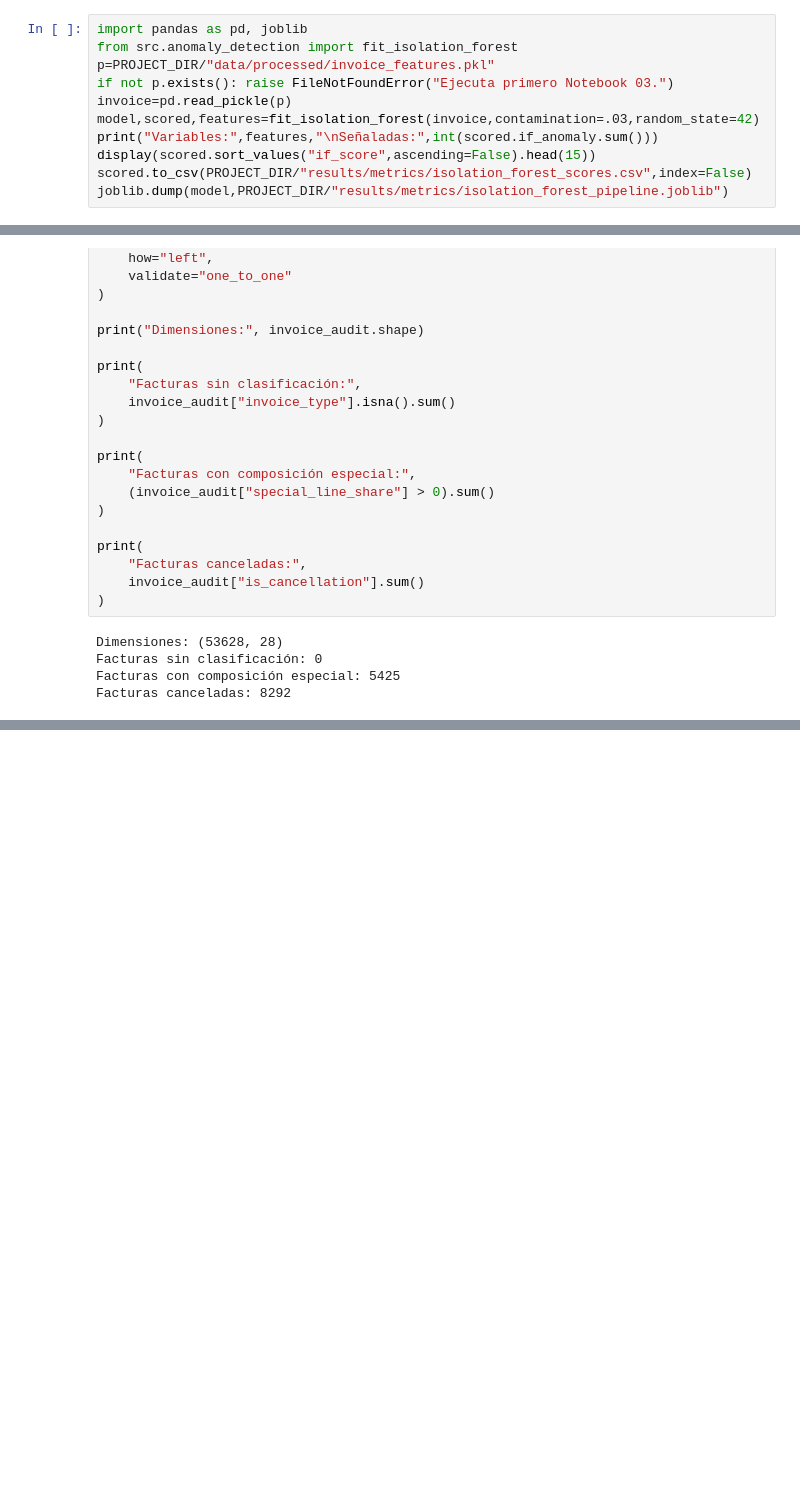
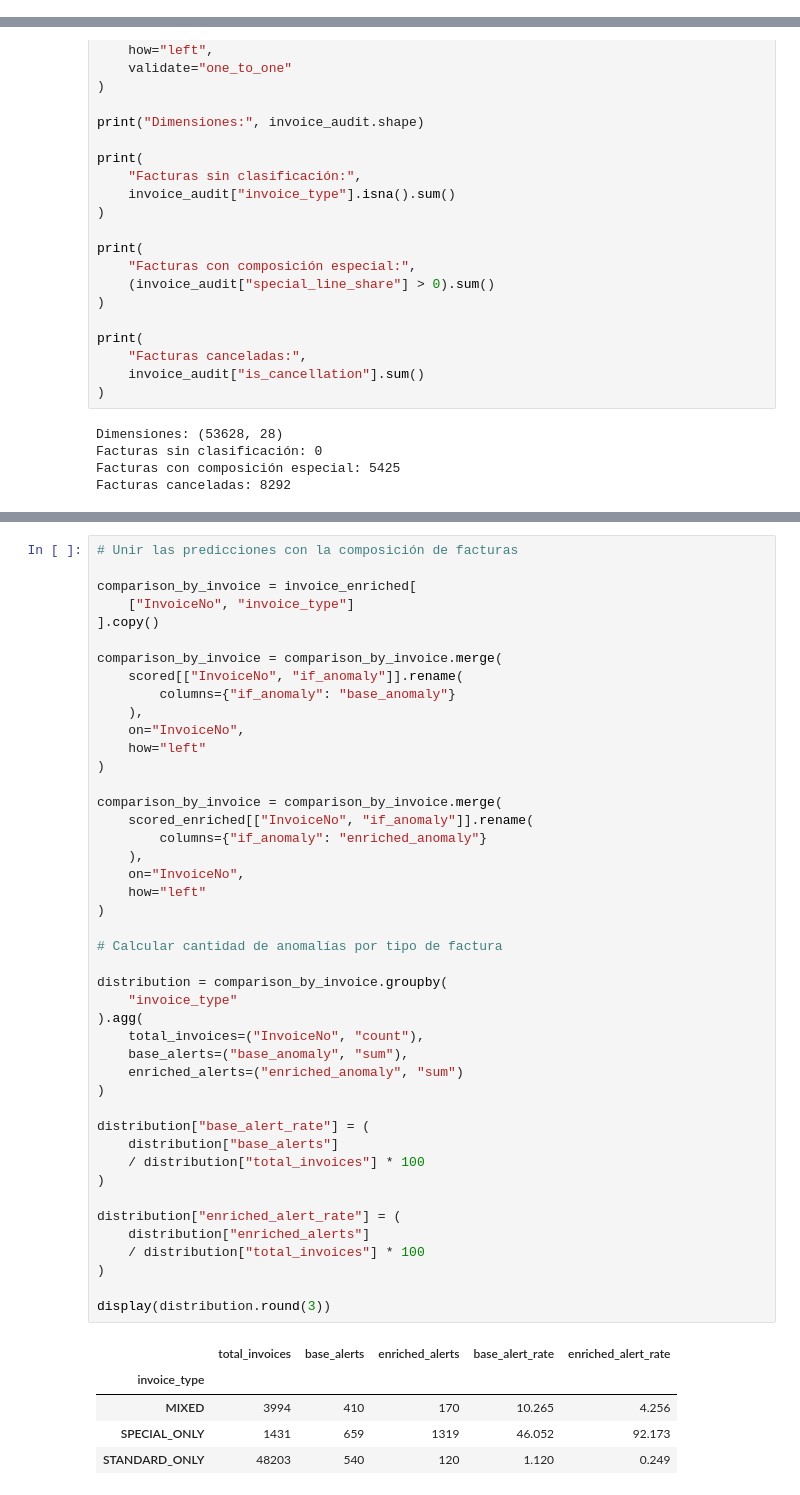
Before and after one commit to Milu2662/BI-PYMES-ML, a Jupyter notebook: notebook/04_isolation_forest.ipynb, the cells around one changed output, grey strips where cells are left out. Saved outputs shown, nothing was run; the diff lists cells and outputs as text; blank space fills up the shorter version.

```diff
--- a/notebook/04_isolation_forest.ipynb
+++ b/notebook/04_isolation_forest.ipynb
@@ -48,14 +311,3 @@ Archivo cargado
 # %% [markdown]
 ## 4. Isolation Forest
 El parámetro `contamination` representa una fracción esperada configurada para el algoritmo; no es una medición conocida de errores reales.
-# %%
-import pandas as pd, joblib
-from src.anomaly_detection import fit_isolation_forest
-p=PROJECT_DIR/"data/processed/invoice_features.pkl"
-if not p.exists(): raise FileNotFoundError("Ejecuta primero Notebook 03.")
-invoice=pd.read_pickle(p)
-model,scored,features=fit_isolation_forest(invoice,contamination=.03,random_state=42)
-print("Variables:",features,"\nSeñaladas:",int(scored.if_anomaly.sum()))
-display(scored.sort_values("if_score",ascending=False).head(15))
-scored.to_csv(PROJECT_DIR/"results/metrics/isolation_forest_scores.csv",index=False)
-joblib.dump(model,PROJECT_DIR/"results/metrics/isolation_forest_pipeline.joblib")
@@ -1030,0 +1140,50 @@ display(results_df)
+# %%
+# Unir las predicciones con la composición de facturas
+
+comparison_by_invoice = invoice_enriched[
+    ["InvoiceNo", "invoice_type"]
+].copy()
+
+comparison_by_invoice = comparison_by_invoice.merge(
+    scored[["InvoiceNo", "if_anomaly"]].rename(
+        columns={"if_anomaly": "base_anomaly"}
+    ),
+    on="InvoiceNo",
+    how="left"
+)
+
+comparison_by_invoice = comparison_by_invoice.merge(
+    scored_enriched[["InvoiceNo", "if_anomaly"]].rename(
+        columns={"if_anomaly": "enriched_anomaly"}
+    ),
+    on="InvoiceNo",
+    how="left"
+)
+
+# Calcular cantidad de anomalías por tipo de factura
+
+distribution = comparison_by_invoice.groupby(
+    "invoice_type"
+).agg(
+    total_invoices=("InvoiceNo", "count"),
+    base_alerts=("base_anomaly", "sum"),
+    enriched_alerts=("enriched_anomaly", "sum")
+)
+
+distribution["base_alert_rate"] = (
+    distribution["base_alerts"]
+    / distribution["total_invoices"] * 100
+)
+
+distribution["enriched_alert_rate"] = (
+    distribution["enriched_alerts"]
+    / distribution["total_invoices"] * 100
+)
+
+display(distribution.round(3))
+# %% [output]
+|  | total_invoices | base_alerts | enriched_alerts | base_alert_rate | enriched_alert_rate |
+| invoice_type |  |  |  |  |  |
+| MIXED | 3994 | 410 | 170 | 10.265 | 4.256 |
+| SPECIAL_ONLY | 1431 | 659 | 1319 | 46.052 | 92.173 |
+| STANDARD_ONLY | 48203 | 540 | 120 | 1.120 | 0.249 |
```
Also changed, not shown: parts of 17 cells of this notebook.
